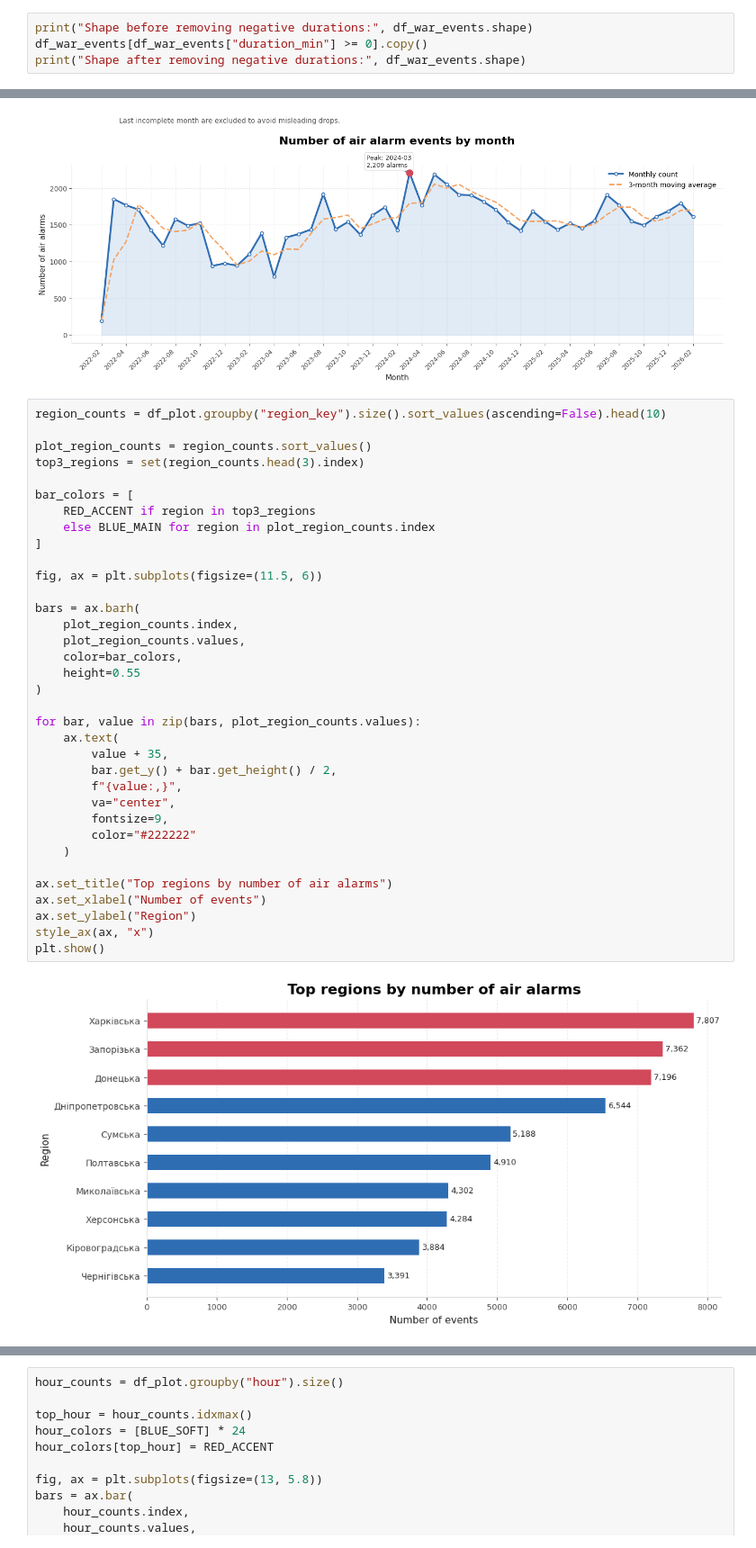
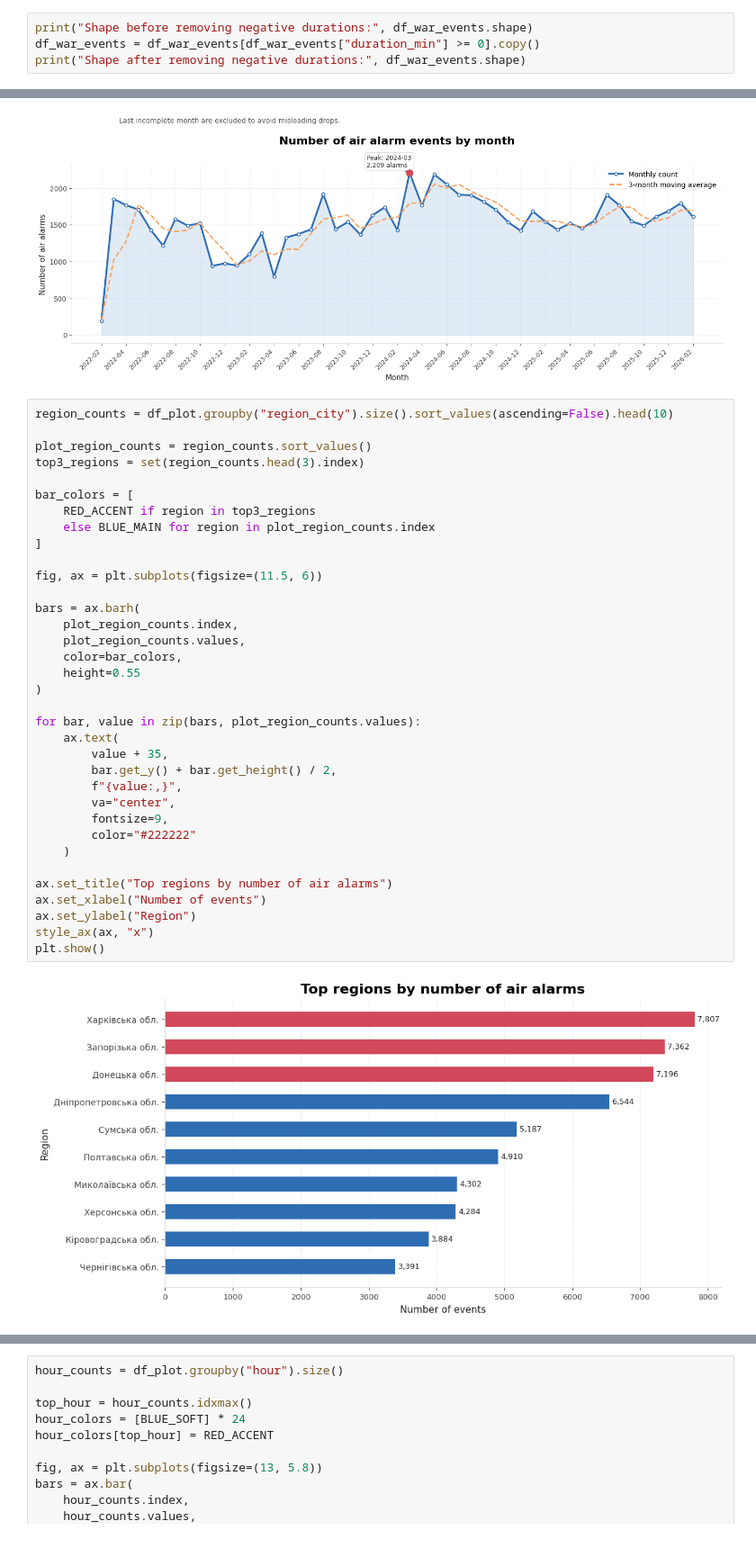
Before and after one commit to khorunzhaviktoriia/war-events-predictor-saas, a Jupyter notebook: forecasting/eda_nlp_preparation.ipynb, the cells around one changed output, grey strips where cells are left out. Shown at 90% size. Drawn from its saved outputs; the diff is of its cells as text.

Commit message:
Add EDA visualizations for alarms and ISW

```diff
--- a/forecasting/eda_nlp_preparation.ipynb
+++ b/forecasting/eda_nlp_preparation.ipynb
@@ -740,7 +740,7 @@ df_war_events[df_war_events["duration_min"] < 0]
 | 68290 | 42965 | a5b4bad0603b085be8a6114690ebde0d | 14 | Одеська область | Одеська обл. | 1 | 2025-10-26 03:55:59 | 2025-10-26 03:13:37 | ... |
 # %%
 print("Shape before removing negative durations:", df_war_events.shape)
-df_war_events[df_war_events["duration_min"] >= 0].copy()
+df_war_events = df_war_events[df_war_events["duration_min"] >= 0].copy()
 print("Shape after removing negative durations:", df_war_events.shape)
 # %% [output]
 Shape before removing negative durations: (76232, 10)
@@ -949,7 +949,7 @@ plt.show()
 # %% [output]
 [figure]
 # %%
-region_counts = df_plot.groupby("region_key").size().sort_values(ascending=False).head(10)
+region_counts = df_plot.groupby("region_city").size().sort_values(ascending=False).head(10)
 
 plot_region_counts = region_counts.sort_values()
 top3_regions = set(region_counts.head(3).index)
@@ -957,34 +957,34 @@ top3_regions = set(region_counts.head(3).index)
 bar_colors = [
     RED_ACCENT if region in top3_regions
     else BLUE_MAIN for region in plot_region_counts.index
 ]
 
 fig, ax = plt.subplots(figsize=(11.5, 6))
 
 bars = ax.barh(
     plot_region_counts.index,
     plot_region_counts.values,
     color=bar_colors,
     height=0.55
 )
 
 for bar, value in zip(bars, plot_region_counts.values):
     ax.text(
         value + 35,
         bar.get_y() + bar.get_height() / 2,
         f"{value:,}",
         va="center",
         fontsize=9,
         color="#222222"
     )
 
 ax.set_title("Top regions by number of air alarms")
 ax.set_xlabel("Number of events")
 ax.set_ylabel("Region")
 style_ax(ax, "x")
 plt.show()
 # %% [output]
-[figure, old version]
+[figure, new version]
 # %%
 duration_min = df_plot["duration_min"].copy()
 p99 = duration_min.quantile(0.99)
```
Also changed, not shown: parts of 13 cells of this notebook.
